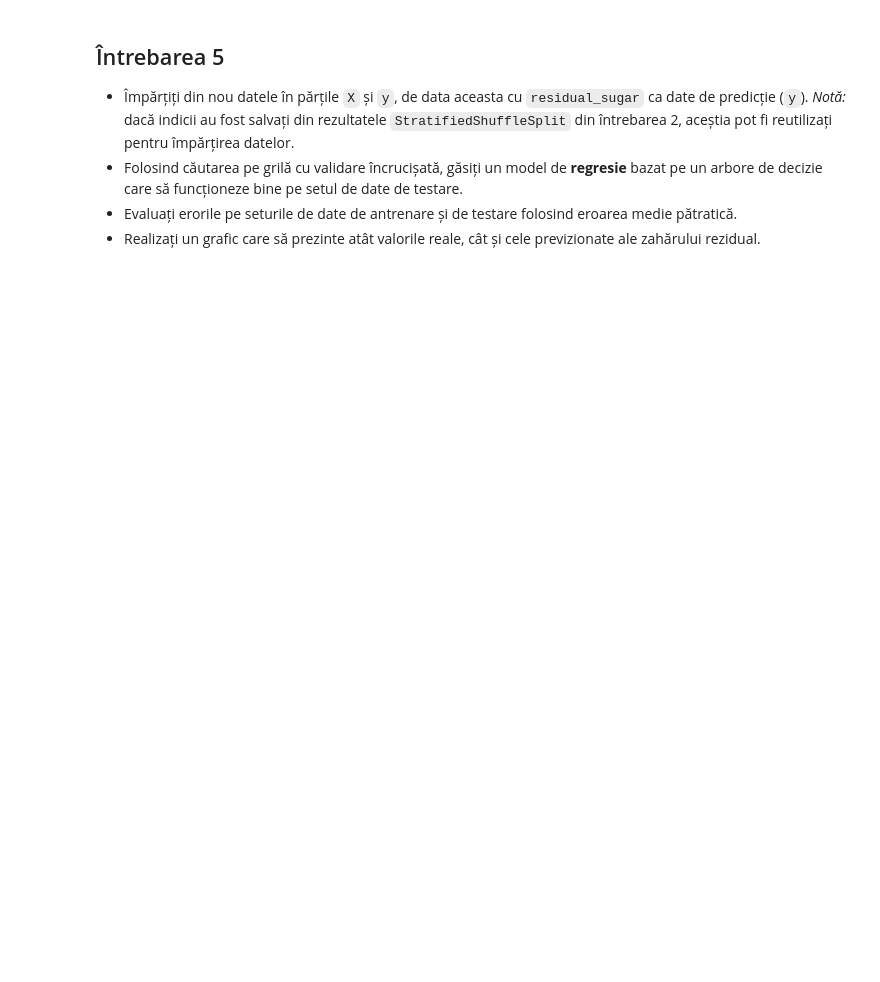
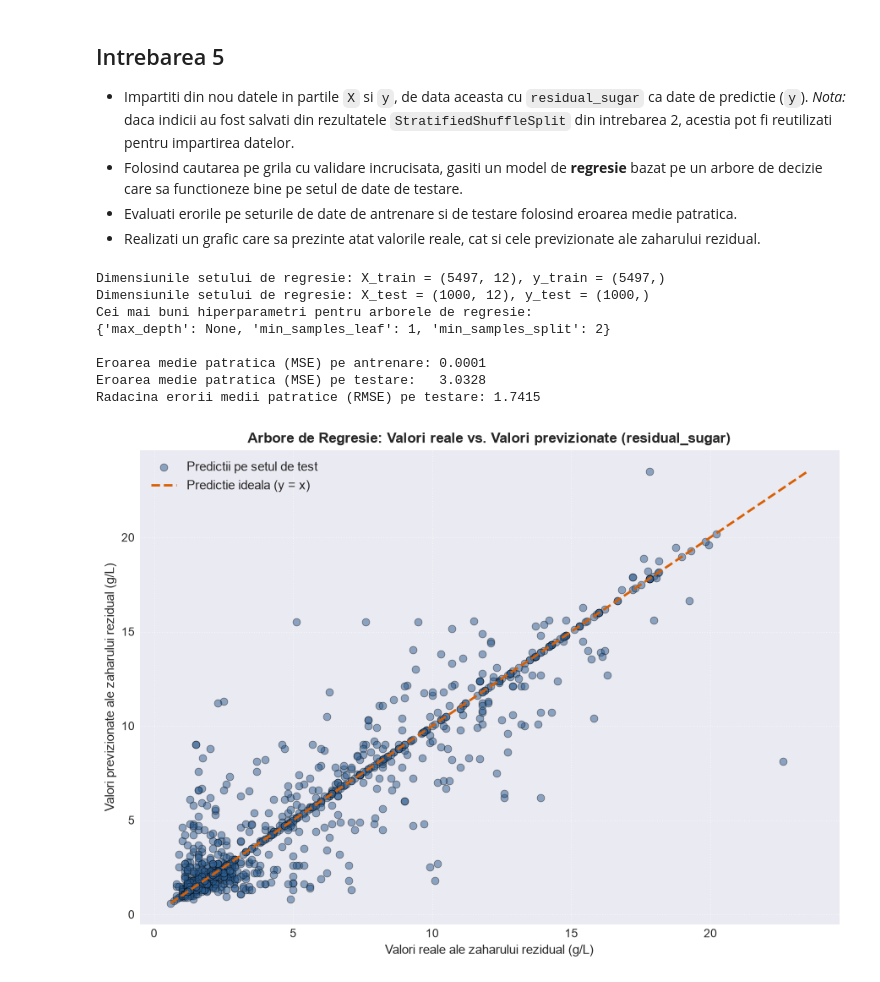
Before and after one commit to yettensyvus/ML-labs, a Jupyter notebook: lab07-08/Ro_08_Decision_Trees_Exercises.ipynb, the cells around one changed output. Drawn from its saved outputs; the diff is of its cells as text; code cells hidden in the pictures; blank space fills up the shorter version.

```diff
--- a/lab07-08/Ro_08_Decision_Trees_Exercises.ipynb
+++ b/lab07-08/Ro_08_Decision_Trees_Exercises.ipynb
@@ -59,7 +317,71 @@ Convertiți funcția de culoare într-un număr întreg. Iată o metodă rapidă
 # %% [markdown]
-## Întrebarea 5
+## Intrebarea 5
 
-* Împărțiți din nou datele în părțile `X` și `y`, de data aceasta cu `residual_sugar` ca date de predicție (`y`). *Notă:* dacă indicii au fost salvați din rezultatele `StratifiedShuffleSplit` din întrebarea 2, aceștia pot fi reutilizați pentru împărțirea datelor.
-* Folosind căutarea pe grilă cu validare încrucișată, găsiți un model de **regresie** bazat pe un arbore de decizie care să funcționeze bine pe setul de date de testare.
-* Evaluați erorile pe seturile de date de antrenare și de testare folosind eroarea medie pătratică.
-* Realizați un grafic care să prezinte atât valorile reale, cât și cele previzionate ale zahărului rezidual.
+* Impartiti din nou datele in partile `X` si `y`, de data aceasta cu `residual_sugar` ca date de predictie (`y`). *Nota:* daca indicii au fost salvati din rezultatele `StratifiedShuffleSplit` din intrebarea 2, acestia pot fi reutilizati pentru impartirea datelor.
+* Folosind cautarea pe grila cu validare incrucisata, gasiti un model de **regresie** bazat pe un arbore de decizie care sa functioneze bine pe setul de date de testare.
+* Evaluati erorile pe seturile de date de antrenare si de testare folosind eroarea medie patratica.
+* Realizati un grafic care sa prezinte atat valorile reale, cat si cele previzionate ale zaharului rezidual.
+# %%
+# 1. Re-impartirea datelor folosind indicii salvati la Intrebarea 2
+feature_cols_rs = [c for c in wine_data.columns if c != 'residual_sugar']
+
+X_train_rs = wine_data.iloc[train_idx][feature_cols_rs]
+y_train_rs = wine_data.iloc[train_idx]['residual_sugar']
+
+X_test_rs = wine_data.iloc[test_idx][feature_cols_rs]
+y_test_rs = wine_data.iloc[test_idx]['residual_sugar']
+
+print(f"Dimensiunile setului de regresie: X_train = {X_train_rs.shape}, y_train = {y_train_rs.shape}")
+print(f"Dimensiunile setului de regresie: X_test = {X_test_rs.shape}, y_test = {y_test_rs.shape}")
+
+# 2. Cautarea hiperparametrilor optimi pentru DecisionTreeRegressor
+param_grid_rs = {
+    'max_depth': [3, 5, 8, 12, None],
+    'min_samples_split': [2, 5, 10, 20],
+    'min_samples_leaf': [1, 2, 5, 10]
+}
+
+decision_tree_reg_cv = DecisionTreeRegressor(random_state=42)
+grid_search_rs = GridSearchCV(decision_tree_reg_cv, param_grid_rs, cv=5, scoring='neg_mean_squared_error', n_jobs=-1)
+grid_search_rs.fit(X_train_rs, y_train_rs)
+
+best_decision_tree_reg = grid_search_rs.best_estimator_
+
+# 3. Calculul erorii medii patratice (MSE)
+train_rs_predictions = best_decision_tree_reg.predict(X_train_rs)
+test_rs_predictions = best_decision_tree_reg.predict(X_test_rs)
+
+train_rs_mse = mean_squared_error(y_train_rs, train_rs_predictions)
+test_rs_mse = mean_squared_error(y_test_rs, test_rs_predictions)
+
+print("Cei mai buni hiperparametri pentru arborele de regresie:")
+print(grid_search_rs.best_params_)
+print(f"\nEroarea medie patratica (MSE) pe antrenare: {train_rs_mse:.4f}")
+print(f"Eroarea medie patratica (MSE) pe testare:   {test_rs_mse:.4f}")
+print(f"Radacina erorii medii patratice (RMSE) pe testare: {np.sqrt(test_rs_mse):.4f}")
+
+# 4. Grafic comparativ: Valori reale vs. Valori previzionate
+plt.figure(figsize=(9, 6.5))
+plt.scatter(y_test_rs, test_rs_predictions, color='#2b5c8f', alpha=0.5, edgecolor='black', linewidth=0.5, s=40, label='Predictii pe setul de test')
+
+min_val = min(y_test_rs.min(), test_rs_predictions.min())
+max_val = max(y_test_rs.max(), test_rs_predictions.max())
+plt.plot([min_val, max_val], [min_val, max_val], color='#d95f02', linestyle='--', linewidth=2, label='Predictie ideala (y = x)')
+
+plt.xlabel('Valori reale ale zaharului rezidual (g/L)', fontsize=11)
+plt.ylabel('Valori previzionate ale zaharului rezidual (g/L)', fontsize=11)
+plt.title('Arbore de Regresie: Valori reale vs. Valori previzionate (residual_sugar)', fontsize=12, fontweight='bold')
+plt.legend(fontsize=11)
+plt.grid(True, linestyle=':', alpha=0.6)
+plt.tight_layout()
+plt.show()
+# %% [output]
+Dimensiunile setului de regresie: X_train = (5497, 12), y_train = (5497,)
+Dimensiunile setului de regresie: X_test = (1000, 12), y_test = (1000,)
+Cei mai buni hiperparametri pentru arborele de regresie:
+{'max_depth': None, 'min_samples_leaf': 1, 'min_samples_split': 2}
+
+Eroarea medie patratica (MSE) pe antrenare: 0.0001
+Eroarea medie patratica (MSE) pe testare:   3.0328
+Radacina erorii medii patratice (RMSE) pe testare: 1.7415
+[figure, added]
```
Also changed, not shown: parts of 24 cells of this notebook, 1 other file.
